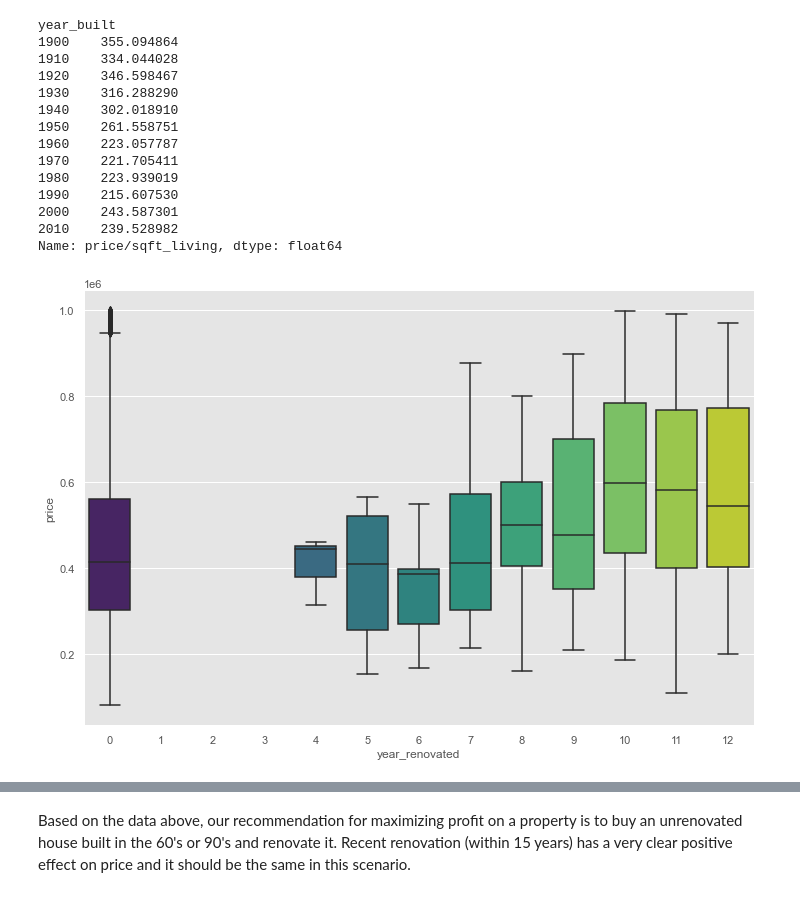
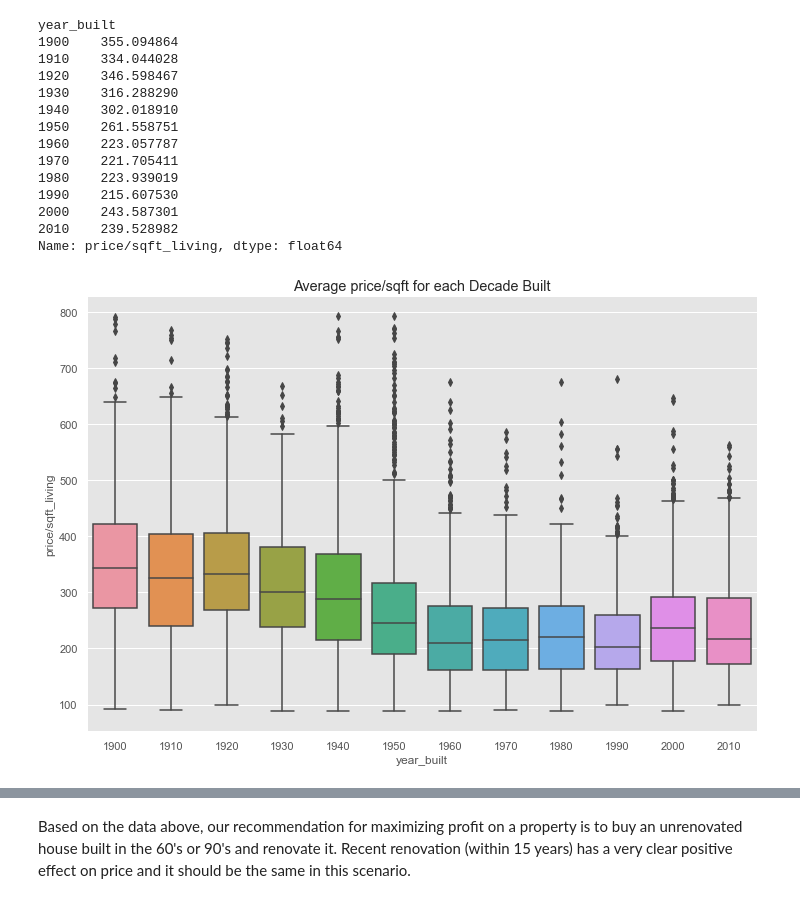
Before and after one commit to Zuchini1234/King-County-Business-Case-Project-Mod-2, a Jupyter notebook: student.ipynb, the cells around one changed output, grey strips where cells are left out. Drawn from its saved outputs; the diff is of its cells as text; code cells hidden in the pictures.

```diff
--- a/student.ipynb
+++ b/student.ipynb
@@ -1389,7 +1398,10 @@ year_built
 2000    243.587301
 2010    239.528982
 Name: price/sqft_living, dtype: float64
-# %%
-sns.boxplot(x = 'year_renovated', y = 'price', data = kc_base, palette = 'viridis');
-# %% [output]
-[figure, removed]
+# %%
+# Plot relationship of the year built to price/sqft
+sns.boxplot(x = 'year_built', y = 'price/sqft_living', data = kc_base)
+plt.title("Average price/sqft for each Decade Built")
+plt.savefig('Images/Price_YearBuilt.png')
+# %% [output]
+[figure, added]
```
Also changed, not shown: parts of 30 cells of this notebook, 1 other file.
